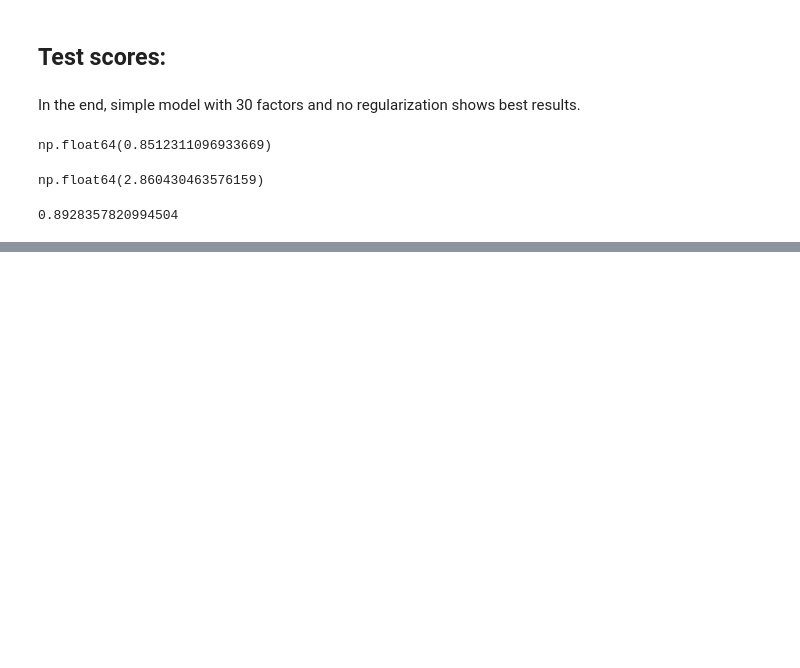
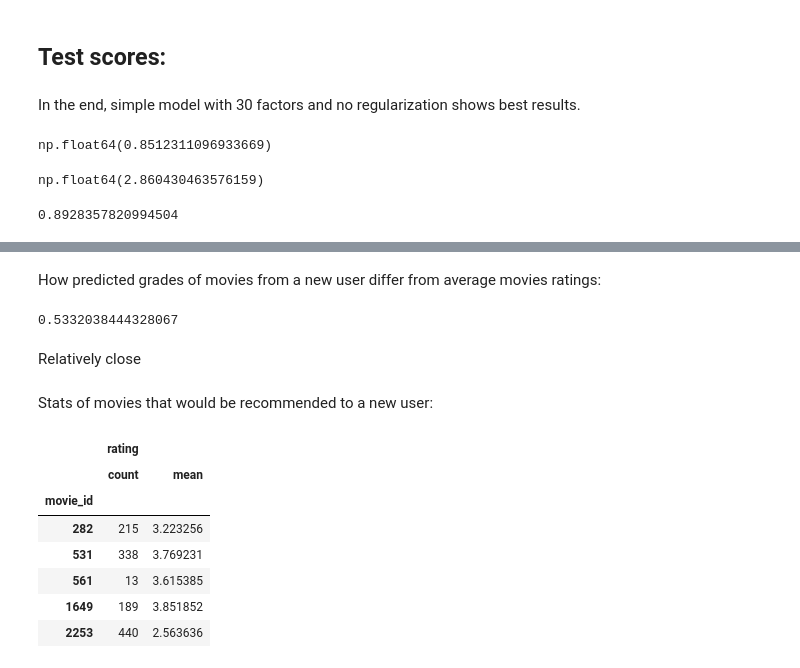
Before and after one commit to maria-khanina/movie_recommender, a Jupyter notebook: logic/factorization_machine.ipynb, the cells around one changed output, grey strips where cells are left out. Drawn from its saved outputs; the diff is of its cells as text; code cells hidden in the pictures; blank space fills up the shorter version.

```diff
--- a/logic/factorization_machine.ipynb
+++ b/logic/factorization_machine.ipynb
@@ -628,0 +633,9 @@ root_mean_squared_error(y_test, test_pred)
+# %%
+fm = FactorizationMachine(factors_num=30, max_epoch=100)
+X = ratings_df[["user_id", "movie_id"]]
+X_transformed = basic_transformer.fit_transform(X)
+
+fm.fit(
+    X_transformed,
+    ratings_df["rating"],
+)
@@ -628,0 +644,35 @@ root_mean_squared_error(y_test, test_pred)
+# %%
+new_user_df = pd.DataFrame({
+    "user_id": 9999,
+    "movie_id": ratings_df["movie_id"].unique(),
+}).sort_values(by="movie_id")
+# %%
+encoded_new_user_df = basic_transformer.transform(new_user_df)
+new_user_predictions = fm.predict(encoded_new_user_df)
+avg_ratings = ratings_df.groupby("movie_id")["rating"].mean()
+# %% [markdown]
+How predicted grades of movies from a new user differ from average movies ratings:
+# %%
+root_mean_squared_error(avg_ratings, new_user_predictions)
+# %% [output]
+0.5332038444328067
+# %% [markdown]
+Relatively close
+# %%
+top_indices = np.argsort(new_user_predictions)[-5:][::-1]
+recommended_ids = new_user_df.loc[top_indices, "movie_id"].values
+# %% [markdown]
+Stats of movies that would be recommended to a new user:
+# %%
+ratings_df[ratings_df["movie_id"].isin(recommended_ids)].groupby("movie_id").agg({
+    "rating": ["count", "mean"]
+})
+# %% [output]
+|  | rating |  |
+|  | count | mean |
+| movie_id |  |  |
+| 282 | 215 | 3.223256 |
+| 531 | 338 | 3.769231 |
+| 561 | 13 | 3.615385 |
+| 1649 | 189 | 3.851852 |
+| 2253 | 440 | 2.563636 |
```
Also changed, not shown: parts of 10 cells of this notebook.
